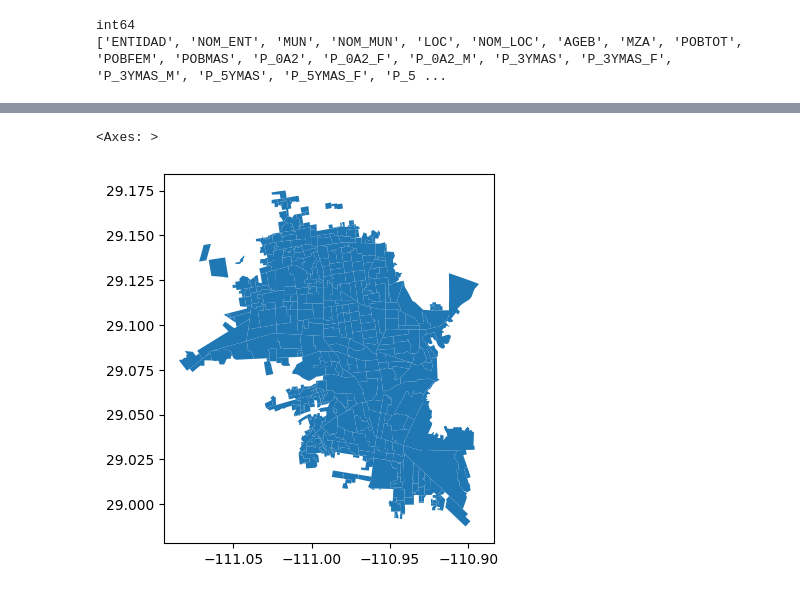
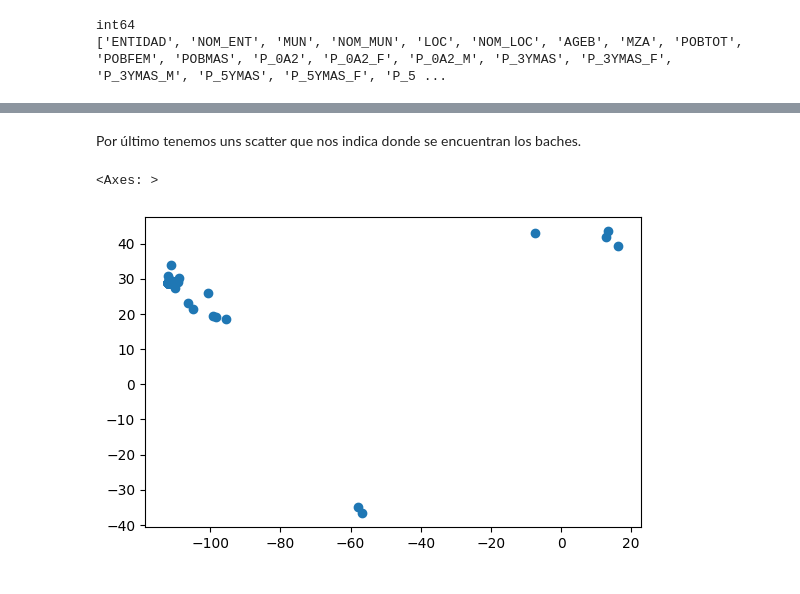
Before and after one commit to BSM-Analytics/proyecto-baches-hmo, a Jupyter notebook: notebooks/tidy.ipynb, the cells around one changed output, grey strips where cells are left out. Cells and saved outputs as stored; diff of their text form; code cells hidden in the pictures.

```diff
--- a/notebooks/tidy.ipynb
+++ b/notebooks/tidy.ipynb
@@ -67,5 +147,7 @@ baches.head()
+# %% [markdown]
+Por último tenemos uns scatter que nos indica donde se encuentran los baches.
 # %%
-hermosillo.plot()
+baches.plot()
 # %% [output]
 <Axes: >
-[figure, old version]
+[figure, new version]
```
Also changed, not shown: parts of 19 cells of this notebook.
